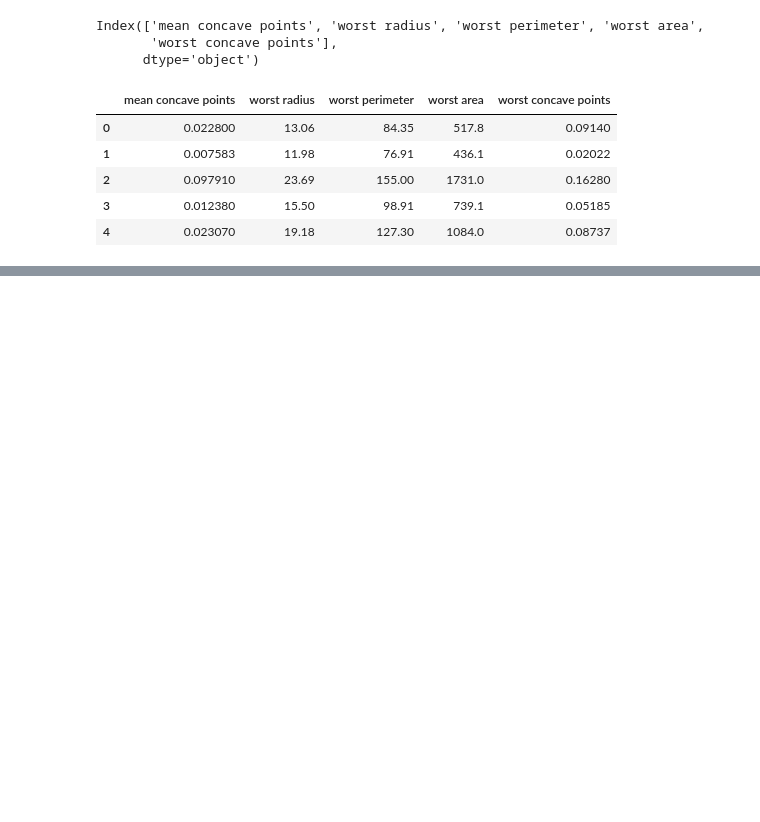
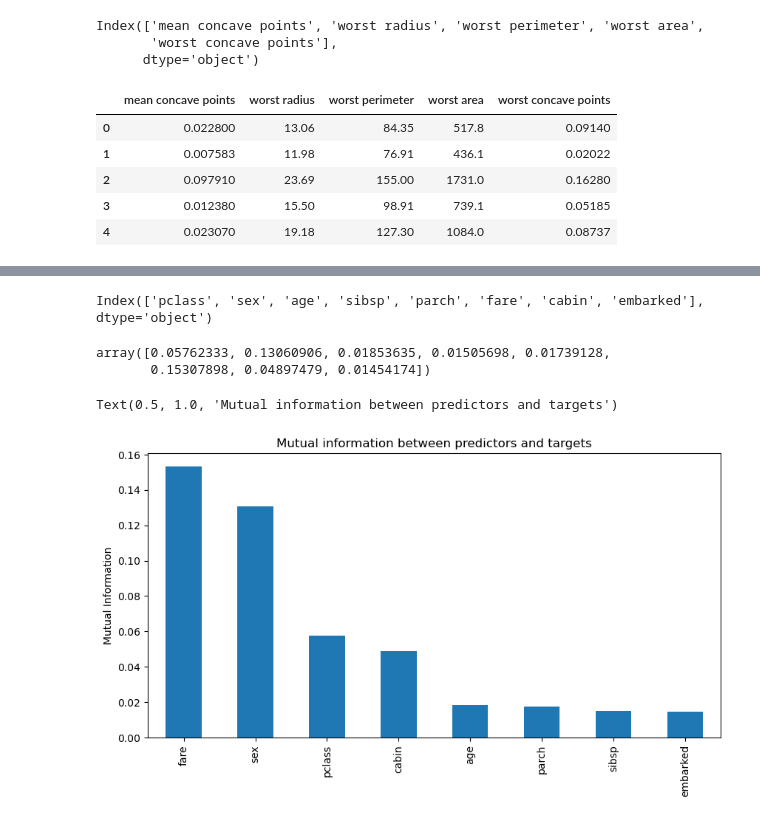
Before and after one commit to rahul-raoniar/fetaure-selection-in-machine-learning-book-practice, a Jupyter notebook: Chapter 4 Filter Methods.ipynb, the cells around one changed output, grey strips where cells are left out. Saved outputs shown, nothing was run; the diff lists cells and outputs as text; code cells hidden in the pictures; blank space fills up the shorter version.

Commit message:
Filter based methods

```diff
--- a/Chapter 4 Filter Methods.ipynb
+++ b/Chapter 4 Filter Methods.ipynb
@@ -436,0 +531,7 @@ X_train_t.head()
+# %%
+encoder = RareLabelEncoder(variables = "cabin", n_categories=2)
+data = encoder.fit_transform(data)
+
+encoder = OrdinalEncoder(encoding_method="arbitrary", variables=['sex', 'cabin', 'embarked'])
+data = encoder.fit_transform(data)
+data.head()
@@ -436,0 +545,27 @@ X_train_t.head()
+# %%
+X_train, X_test, y_train, y_test = train_test_split(
+    data.drop(['survived'], axis = 1),
+    data['survived'],
+    test_size = 0.3,
+    random_state = 0
+)
+
+X_train.columns
+# %% [output]
+Index(['pclass', 'sex', 'age', 'sibsp', 'parch', 'fare', 'cabin', 'embarked'], dtype='object')
+# %%
+discrete_mask = [True, True, False, True, True, False, True, True]
+# %%
+mi = mutual_info_classif(X_train, y_train, discrete_features=discrete_mask)
+mi
+# %% [output]
+array([0.05762333, 0.13060906, 0.01853635, 0.01505698, 0.01739128,
+       0.15307898, 0.04897479, 0.01454174])
+# %%
+mi = pd.Series(mi, index = X_train.columns)
+mi.sort_values(ascending=False).plot.bar(figsize = (10, 5))
+plt.ylabel("Mutual Information")
+plt.title("Mutual information between predictors and targets")
+# %% [output]
+Text(0.5, 1.0, 'Mutual information between predictors and targets')
+[figure, added]
```
Also changed, not shown: parts of 16 cells of this notebook.
